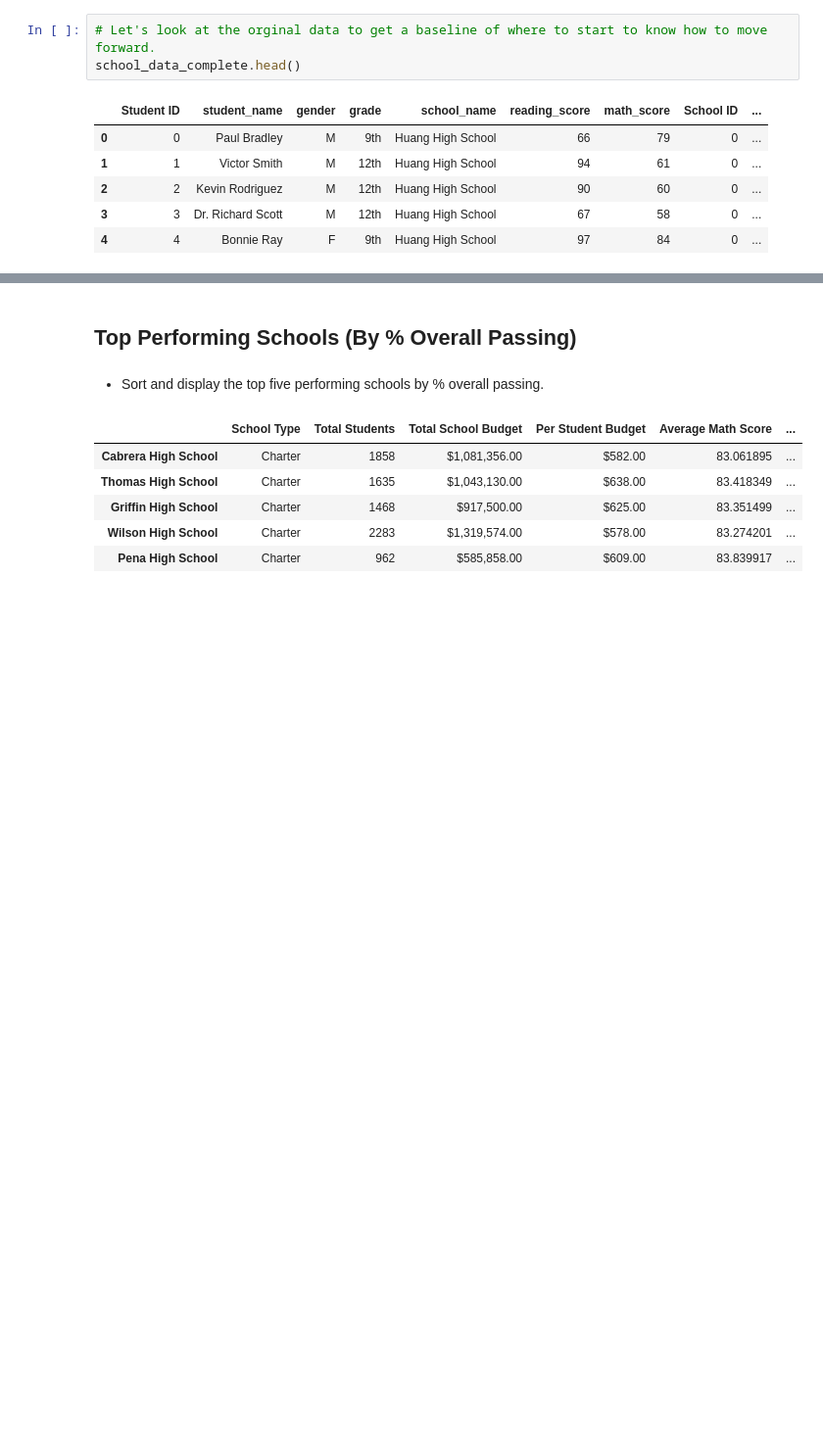
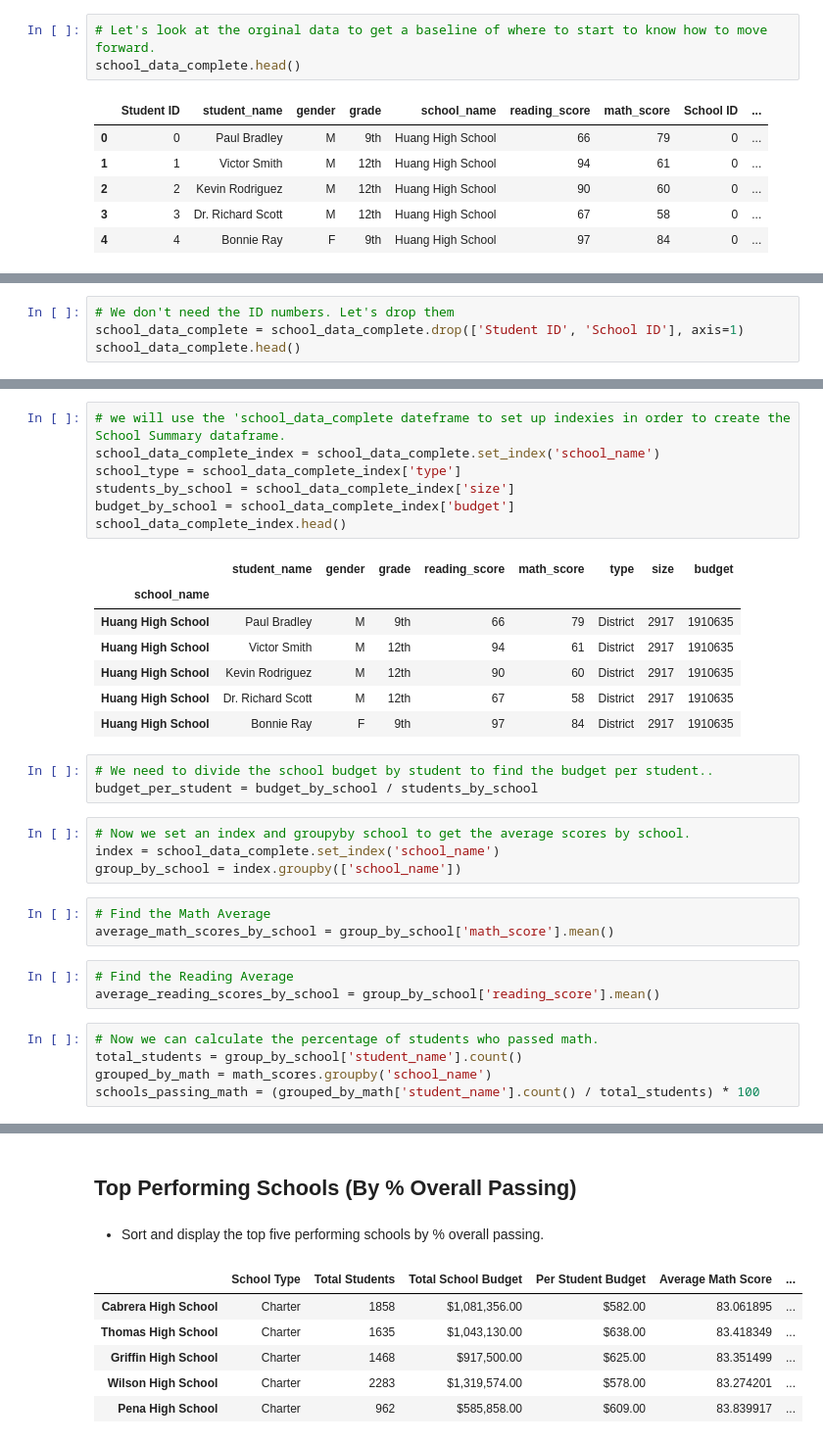
Before and after one commit to llhabers/pandas-challenge, a Jupyter notebook: PyCitySchools/PyCitySchools_starter.ipynb, the cells around one changed output, grey strips where cells are left out. Shown at 98% size. Saved outputs shown, nothing was run; the diff lists cells and outputs as text; blank space fills up the shorter version.

```diff
--- a/PyCitySchools/PyCitySchools_starter.ipynb
+++ b/PyCitySchools/PyCitySchools_starter.ipynb
@@ -420,0 +293,4 @@ reduced_sample.head()
+# %%
+# We don't need the ID numbers. Let's drop them
+school_data_complete = school_data_complete.drop(['Student ID', 'School ID'], axis=1)
+school_data_complete.head()
@@ -420,0 +304,33 @@ reduced_sample.head()
+# %%
+# we will use the 'school_data_complete dateframe to set up indexies in order to create the School Summary dataframe.
+school_data_complete_index = school_data_complete.set_index('school_name')
+school_type = school_data_complete_index['type']
+students_by_school = school_data_complete_index['size']
+budget_by_school = school_data_complete_index['budget']
+school_data_complete_index.head()
+# %% [output]
+|  | student_name | gender | grade | reading_score | math_score | type | size | budget |
+| school_name |  |  |  |  |  |  |  |  |
+| Huang High School | Paul Bradley | M | 9th | 66 | 79 | District | 2917 | 1910635 |
+| Huang High School | Victor Smith | M | 12th | 94 | 61 | District | 2917 | 1910635 |
+| Huang High School | Kevin Rodriguez | M | 12th | 90 | 60 | District | 2917 | 1910635 |
+| Huang High School | Dr. Richard Scott | M | 12th | 67 | 58 | District | 2917 | 1910635 |
+| Huang High School | Bonnie Ray | F | 9th | 97 | 84 | District | 2917 | 1910635 |
+# %%
+# We need to divide the school budget by student to find the budget per student..
+budget_per_student = budget_by_school / students_by_school
+# %%
+# Now we set an index and groupyby school to get the average scores by school.
+index = school_data_complete.set_index('school_name')
+group_by_school = index.groupby(['school_name'])
+# %%
+# Find the Math Average
+average_math_scores_by_school = group_by_school['math_score'].mean()
+# %%
+# Find the Reading Average
+average_reading_scores_by_school = group_by_school['reading_score'].mean()
+# %%
+# Now we can calculate the percentage of students who passed math.
+total_students = group_by_school['student_name'].count()
+grouped_by_math = math_scores.groupby('school_name')
+schools_passing_math = (grouped_by_math['student_name'].count() / total_students) * 100
```
Also changed, not shown: parts of 22 cells of this notebook.
